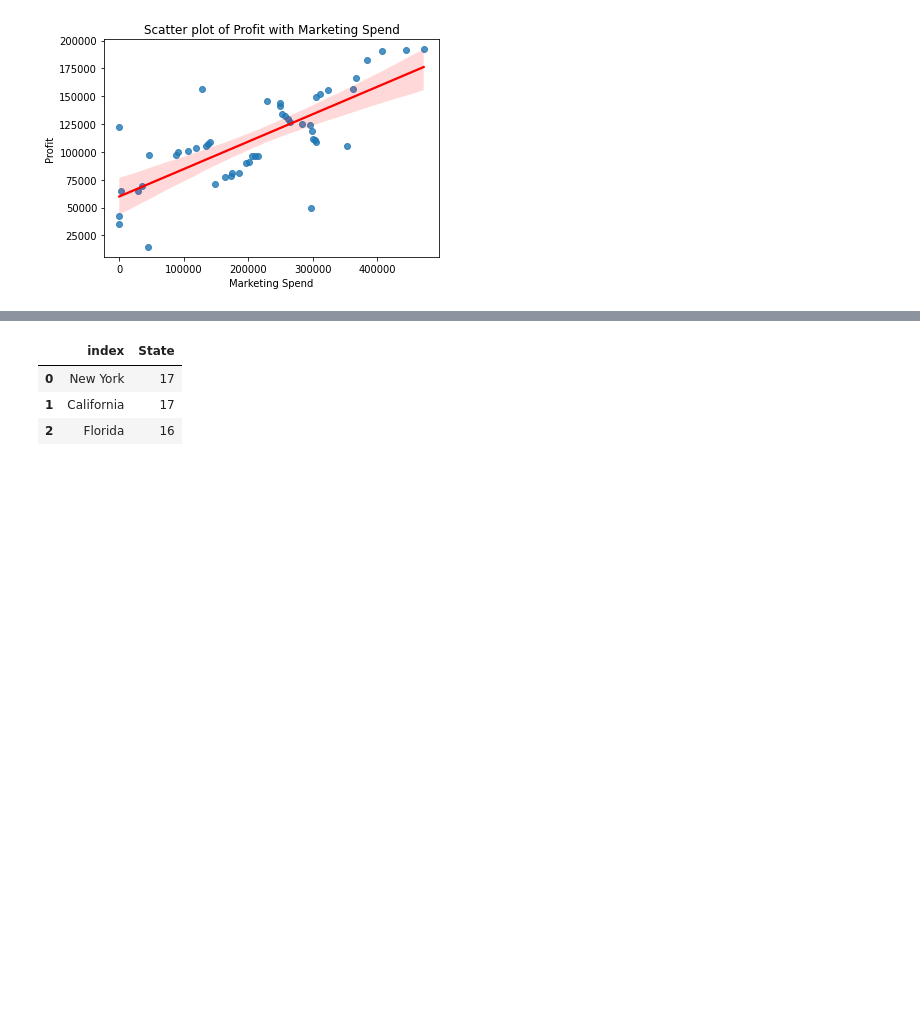
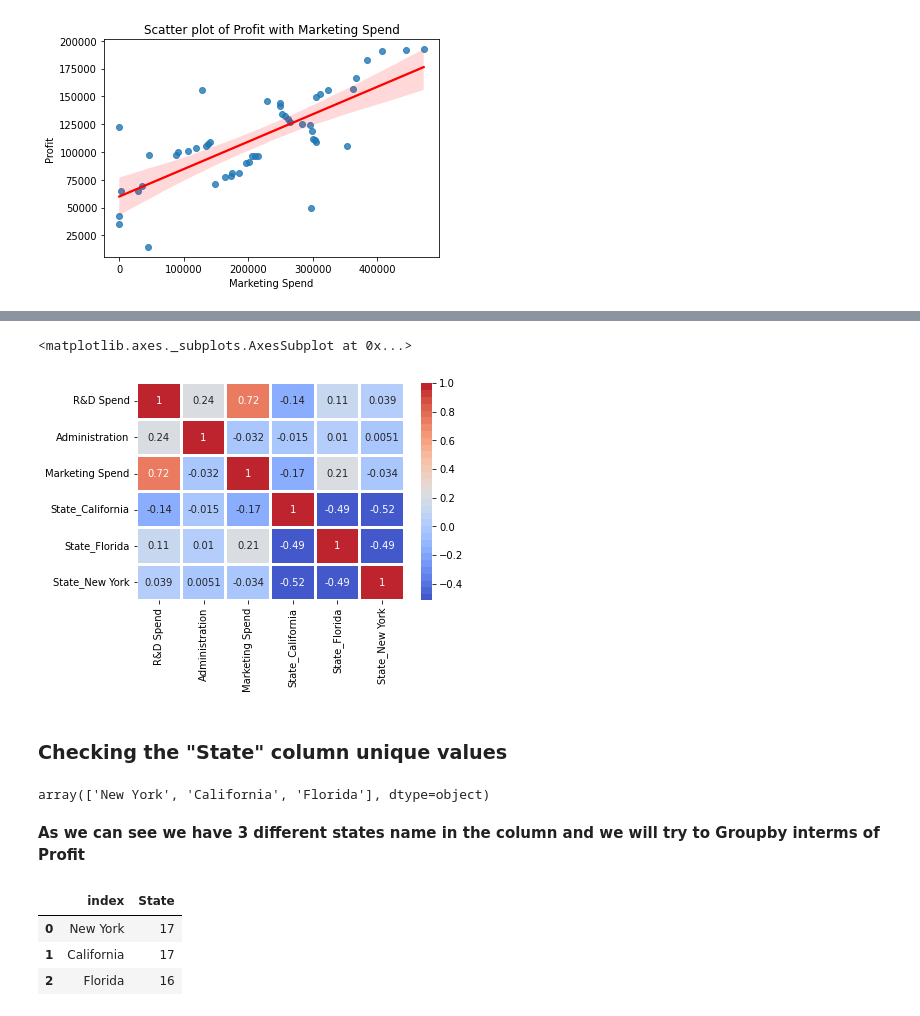
Before and after one commit to RAHULRAJ666DX/Startups-Profit-Prediction-Machine-Learning-Project, a Jupyter notebook: 50_Startups_Linear_Regression_Project.ipynb, the cells around one changed output, grey strips where cells are left out. Cells and saved outputs as stored; diff of their text form; code cells hidden in the pictures; blank space fills up the shorter version.

```diff
--- a/50_Startups_Linear_Regression_Project.ipynb
+++ b/50_Startups_Linear_Regression_Project.ipynb
@@ -103,3 +106,17 @@ Text(0, 0.5, 'Profit')
+# %%
+sns.heatmap(dataset1.corr(), cmap=sns.color_palette("coolwarm", 32),annot=True, linewidths=2, linecolor='white')
+# %% [output]
+<matplotlib.axes._subplots.AxesSubplot at 0x...>
+[figure, added]
+# %% [markdown]
+### **Checking the "State" column unique values**
+# %%
+# Checking the "State" column unique values
+dataset1.State.unique()
+# %% [output]
+array(['New York', 'California', 'Florida'], dtype=object)
+# %% [markdown]
+**As we can see we have 3 different states name in the column and we will try to Groupby interms of Profit**
 # %%
 dataset.State.value_counts().reset_index()
 # %% [output]
```
Also changed, not shown: parts of 60 cells of this notebook.
